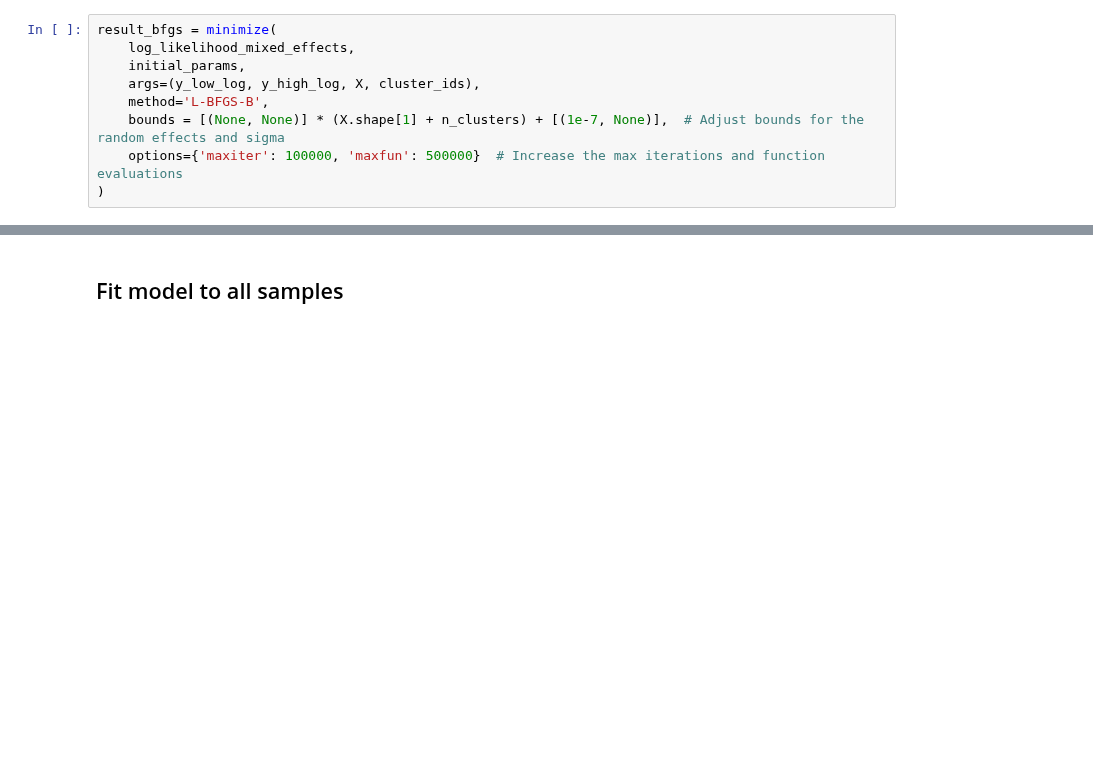
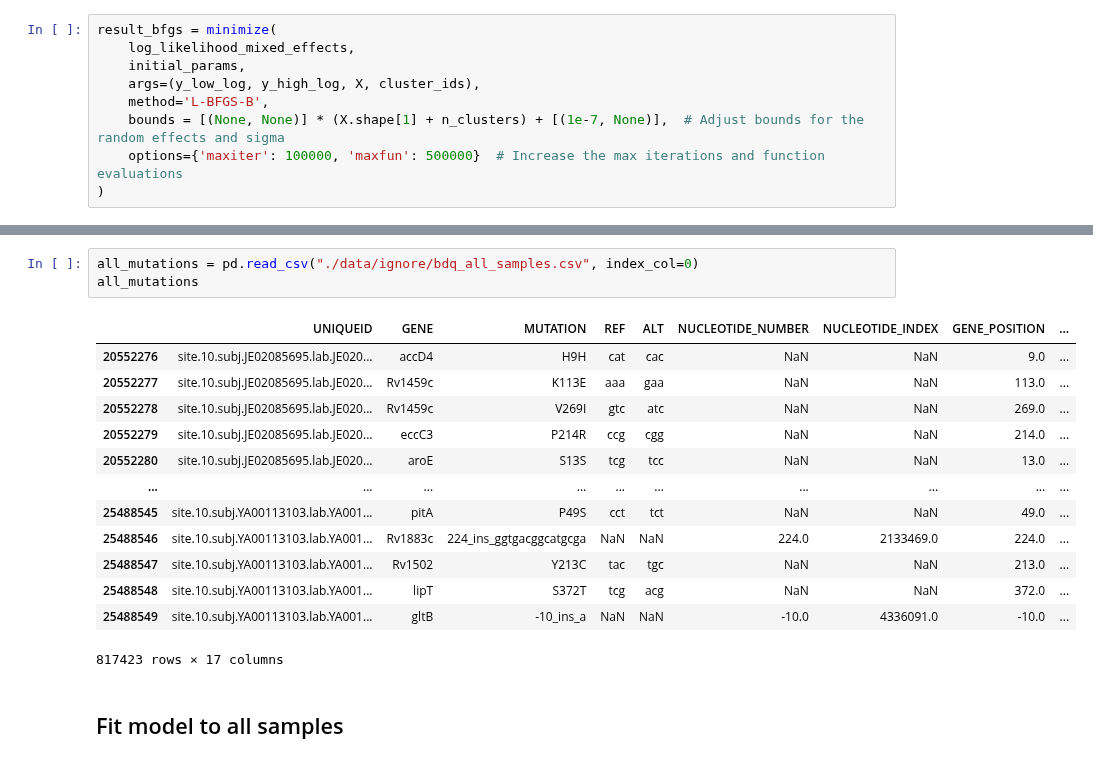
Before and after one commit to fowler-lab/tb-bdq-cat, a Jupyter notebook: mic_catalogue.ipynb, the cells around one changed output, grey strips where cells are left out. Saved outputs shown, nothing was run; the diff lists cells and outputs as text; blank space fills up the shorter version.

```diff
--- a/mic_catalogue.ipynb
+++ b/mic_catalogue.ipynb
@@ -480,3 +484,20 @@ mut_bfgs[mut_bfgs.Mutation=='Rv0678@192_indel']b
+# %%
+all_mutations = pd.read_csv("./data/ignore/bdq_all_samples.csv", index_col=0)
+all_mutations
+# %% [output]
+|  | UNIQUEID | GENE | MUTATION | REF | ALT | NUCLEOTIDE_NUMBER | NUCLEOTIDE_INDEX | GENE_POSITION | ... |
+| 20552276 | site.10.subj.JE02085695.lab.JE020... | accD4 | H9H | cat | cac | NaN | NaN | 9.0 | ... |
+| 20552277 | site.10.subj.JE02085695.lab.JE020... | Rv1459c | K113E | aaa | gaa | NaN | NaN | 113.0 | ... |
+| 20552278 | site.10.subj.JE02085695.lab.JE020... | Rv1459c | V269I | gtc | atc | NaN | NaN | 269.0 | ... |
+| 20552279 | site.10.subj.JE02085695.lab.JE020... | eccC3 | P214R | ccg | cgg | NaN | NaN | 214.0 | ... |
+| 20552280 | site.10.subj.JE02085695.lab.JE020... | aroE | S13S | tcg | tcc | NaN | NaN | 13.0 | ... |
+| ... | ... | ... | ... | ... | ... | ... | ... | ... | ... |
+| 25488545 | site.10.subj.YA00113103.lab.YA001... | pitA | P49S | cct | tct | NaN | NaN | 49.0 | ... |
+| 25488546 | site.10.subj.YA00113103.lab.YA001... | Rv1883c | 224_ins_ggtgacggcatgcga | NaN | NaN | 224.0 | 2133469.0 | 224.0 | ... |
+| 25488547 | site.10.subj.YA00113103.lab.YA001... | Rv1502 | Y213C | tac | tgc | NaN | NaN | 213.0 | ... |
+| 25488548 | site.10.subj.YA00113103.lab.YA001... | lipT | S372T | tcg | acg | NaN | NaN | 372.0 | ... |
+| 25488549 | site.10.subj.YA00113103.lab.YA001... | gltB | -10_ins_a | NaN | NaN | -10.0 | 4336091.0 | -10.0 | ... |
+817423 rows × 17 columns
 # %% [markdown]
 ## Fit model to all samples
 # %%
```
Also changed, not shown: parts of 32 cells of this notebook, 3 other files.
